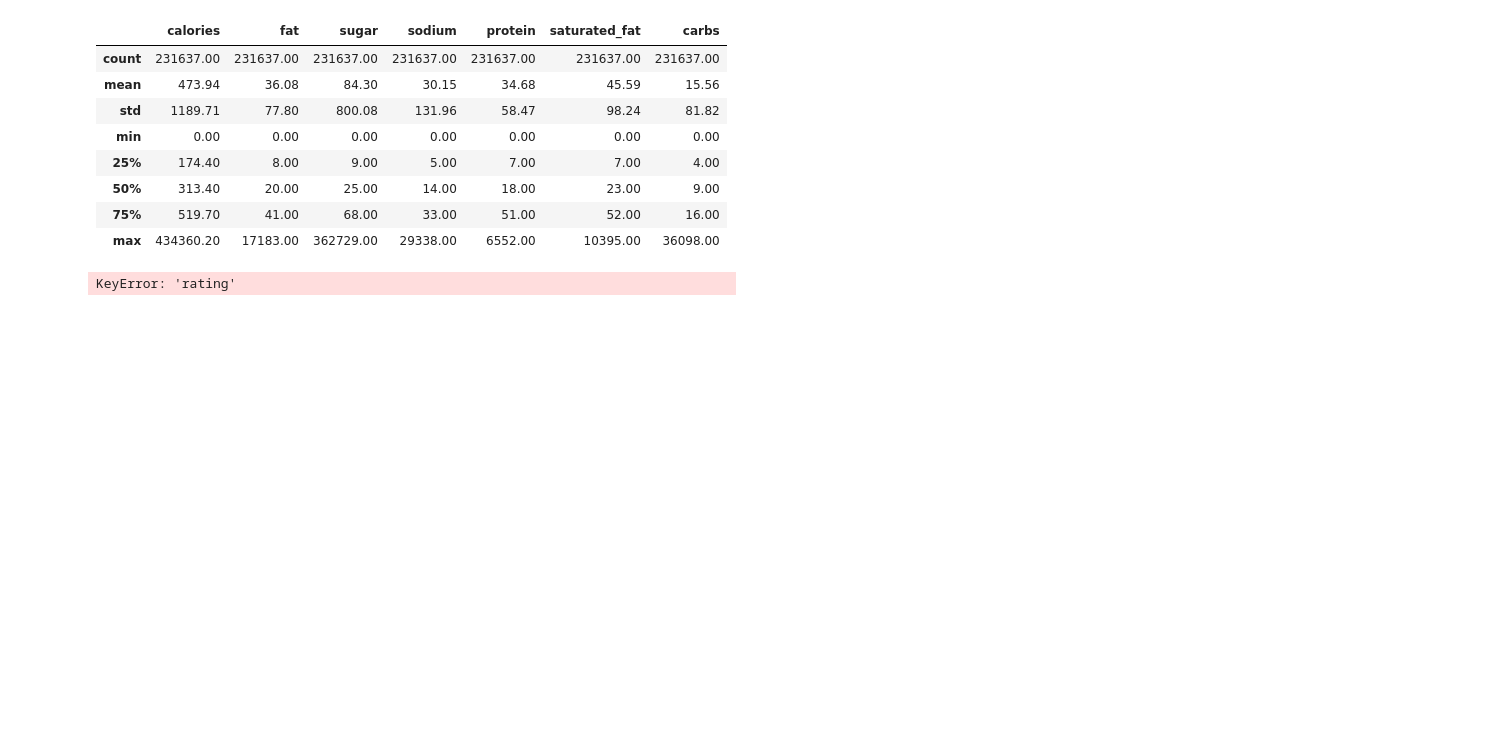
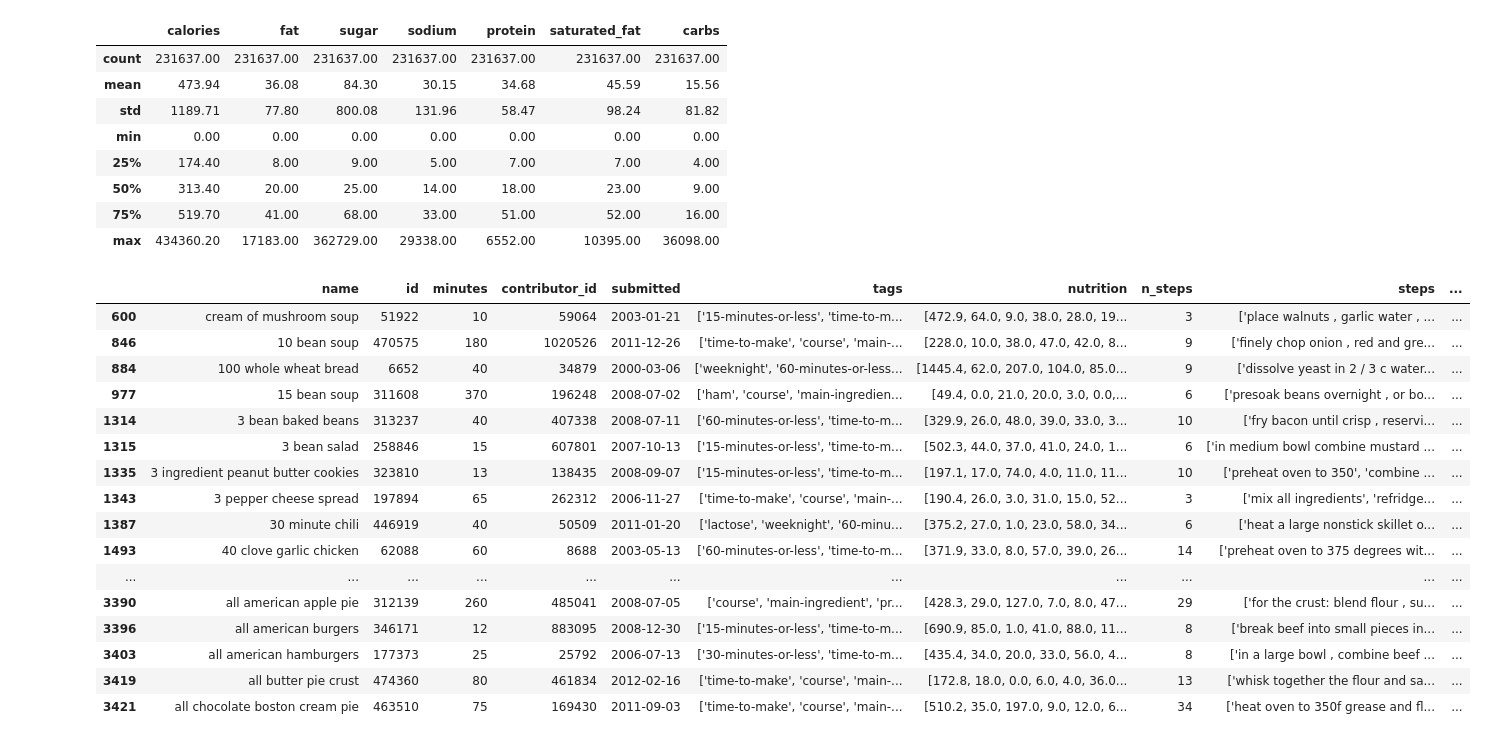
Before and after one commit to PH31M/Food-RecommendationSystem, a Jupyter notebook: notebooks/02_data_cleaning.ipynb, the cells around one changed output. Drawn from its saved outputs; the diff is of its cells as text; code cells hidden in the pictures; blank space fills up the shorter version.

Commit message:
Fixing 03_data_cleaning
Handle missing values
Remove duplicates (unfinish)

```diff
--- a/notebooks/02_data_cleaning.ipynb
+++ b/notebooks/02_data_cleaning.ipynb
@@ -56,16 +56,52 @@ df_recipes[nutrition_cols].describe()
 | 75% | 519.70 | 41.00 | 68.00 | 33.00 | 51.00 | 52.00 | 16.00 |
 | max | 434360.20 | 17183.00 | 362729.00 | 29338.00 | 6552.00 | 10395.00 | 36098.00 |
 # %%
-# df_recipes.isnull().sum()
-# (df_recipes.isnull().sum() / len(df_recipes)) * 100
+# Handle missing values
 
-# # thay missing calories bằng median
-# df_recipes['calories'] = df_recipes['calories'].fillna(df_recipes['calories'].median())
+df_recipes.isnull().sum()
+(df_recipes.isnull().sum() / len(df_recipes)) * 100
+# => Chỉ có 2% dữ liệu Null ở cột Description  ==> trước mắt để "No description available" các description NULL
 
-# # thay rating bằng mean
-# df_recipes['rating'] = df_recipes['rating'].fillna(df_recipes['rating'].mean())
-
-# # drop rows nếu thiếu ingredient
-# df_recipes = df_recipes.dropna(subset=['ingredients'])
+df_recipes['description'] = df_recipes['description'].fillna("No description available")
-# %% [output]
-KeyError: 'rating'
+# %%
+# Remove duplicates
+#Duplicate records can occur due to data collection or merging processes. These duplicates can negatively affect data analysis and model training.
+
+#   Kiểm tra duplicates
+df_recipes[df_recipes.duplicated()]
+df_interactions[df_interactions.duplicated()]
+
+df_recipes[df_recipes['id'].duplicated()]
+df_recipes['name'].duplicated().sum()
+
+df_recipes['name'] = (
+    df_recipes['name']
+    .str.lower()
+    .str.strip()
+    .str.replace(r'\s+', ' ', regex=True)
+)
+
+df_recipes[df_recipes['name'].duplicated()].head(30)
+
+#   Phân tích duplicates
+#   Xóa duplicates
+#   Kiểm tra lại dataset sau khi xóa
+#   Giải thích trong notebook/report
+# %% [output]
+|  | name | id | minutes | contributor_id | submitted | tags | nutrition | n_steps | steps | ... |
+| 600 | cream of mushroom soup | 51922 | 10 | 59064 | 2003-01-21 | ['15-minutes-or-less', 'time-to-m... | [472.9, 64.0, 9.0, 38.0, 28.0, 19... | 3 | ['place walnuts , garlic water , ... | ... |
+| 846 | 10 bean soup | 470575 | 180 | 1020526 | 2011-12-26 | ['time-to-make', 'course', 'main-... | [228.0, 10.0, 38.0, 47.0, 42.0, 8... | 9 | ['finely chop onion , red and gre... | ... |
+| 884 | 100 whole wheat bread | 6652 | 40 | 34879 | 2000-03-06 | ['weeknight', '60-minutes-or-less... | [1445.4, 62.0, 207.0, 104.0, 85.0... | 9 | ['dissolve yeast in 2 / 3 c water... | ... |
+| 977 | 15 bean soup | 311608 | 370 | 196248 | 2008-07-02 | ['ham', 'course', 'main-ingredien... | [49.4, 0.0, 21.0, 20.0, 3.0, 0.0,... | 6 | ['presoak beans overnight , or bo... | ... |
+| 1314 | 3 bean baked beans | 313237 | 40 | 407338 | 2008-07-11 | ['60-minutes-or-less', 'time-to-m... | [329.9, 26.0, 48.0, 39.0, 33.0, 3... | 10 | ['fry bacon until crisp , reservi... | ... |
+| 1315 | 3 bean salad | 258846 | 15 | 607801 | 2007-10-13 | ['15-minutes-or-less', 'time-to-m... | [502.3, 44.0, 37.0, 41.0, 24.0, 1... | 6 | ['in medium bowl combine mustard ... | ... |
+| 1335 | 3 ingredient peanut butter cookies | 323810 | 13 | 138435 | 2008-09-07 | ['15-minutes-or-less', 'time-to-m... | [197.1, 17.0, 74.0, 4.0, 11.0, 11... | 10 | ['preheat oven to 350', 'combine ... | ... |
+| 1343 | 3 pepper cheese spread | 197894 | 65 | 262312 | 2006-11-27 | ['time-to-make', 'course', 'main-... | [190.4, 26.0, 3.0, 31.0, 15.0, 52... | 3 | ['mix all ingredients', 'refridge... | ... |
+| 1387 | 30 minute chili | 446919 | 40 | 50509 | 2011-01-20 | ['lactose', 'weeknight', '60-minu... | [375.2, 27.0, 1.0, 23.0, 58.0, 34... | 6 | ['heat a large nonstick skillet o... | ... |
+| 1493 | 40 clove garlic chicken | 62088 | 60 | 8688 | 2003-05-13 | ['60-minutes-or-less', 'time-to-m... | [371.9, 33.0, 8.0, 57.0, 39.0, 26... | 14 | ['preheat oven to 375 degrees wit... | ... |
+| ... | ... | ... | ... | ... | ... | ... | ... | ... | ... | ... |
+| 3390 | all american apple pie | 312139 | 260 | 485041 | 2008-07-05 | ['course', 'main-ingredient', 'pr... | [428.3, 29.0, 127.0, 7.0, 8.0, 47... | 29 | ['for the crust: blend flour , su... | ... |
+| 3396 | all american burgers | 346171 | 12 | 883095 | 2008-12-30 | ['15-minutes-or-less', 'time-to-m... | [690.9, 85.0, 1.0, 41.0, 88.0, 11... | 8 | ['break beef into small pieces in... | ... |
+| 3403 | all american hamburgers | 177373 | 25 | 25792 | 2006-07-13 | ['30-minutes-or-less', 'time-to-m... | [435.4, 34.0, 20.0, 33.0, 56.0, 4... | 8 | ['in a large bowl , combine beef ... | ... |
+| 3419 | all butter pie crust | 474360 | 80 | 461834 | 2012-02-16 | ['time-to-make', 'course', 'main-... | [172.8, 18.0, 0.0, 6.0, 4.0, 36.0... | 13 | ['whisk together the flour and sa... | ... |
+| 3421 | all chocolate boston cream pie | 463510 | 75 | 169430 | 2011-09-03 | ['time-to-make', 'course', 'main-... | [510.2, 35.0, 197.0, 9.0, 12.0, 6... | 34 | ['heat oven to 350f grease and fl... | ... |
```
